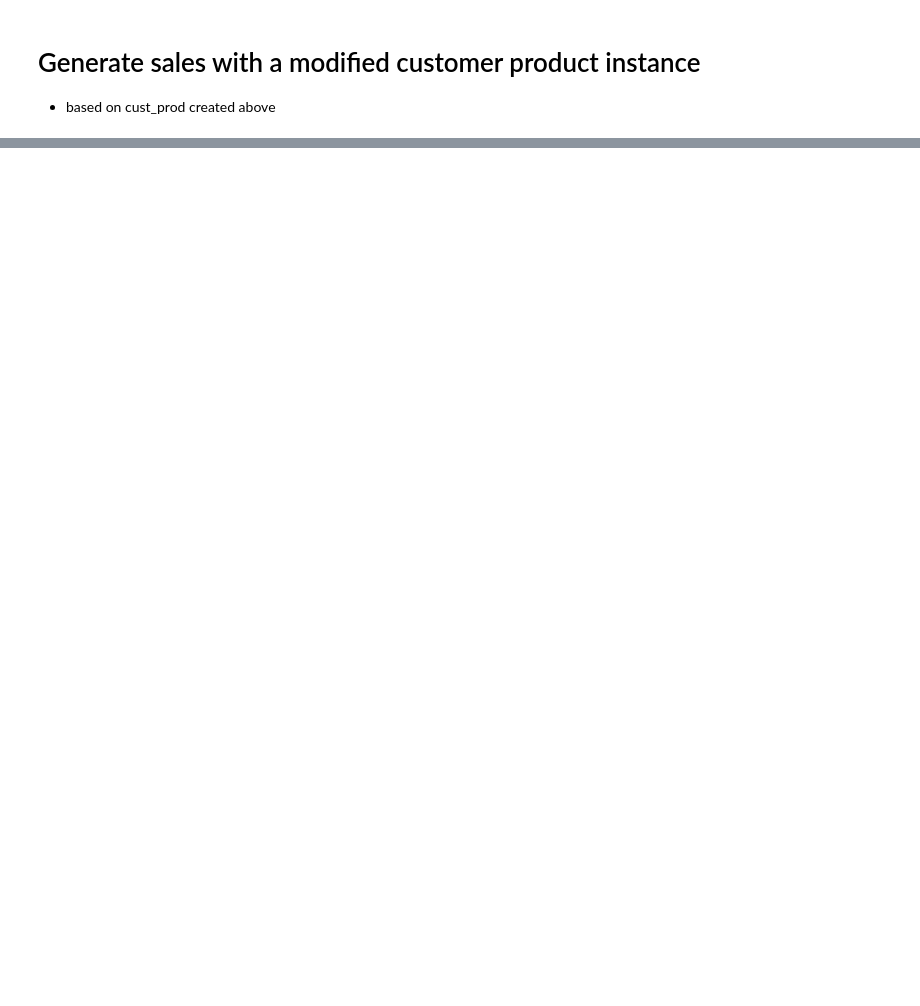
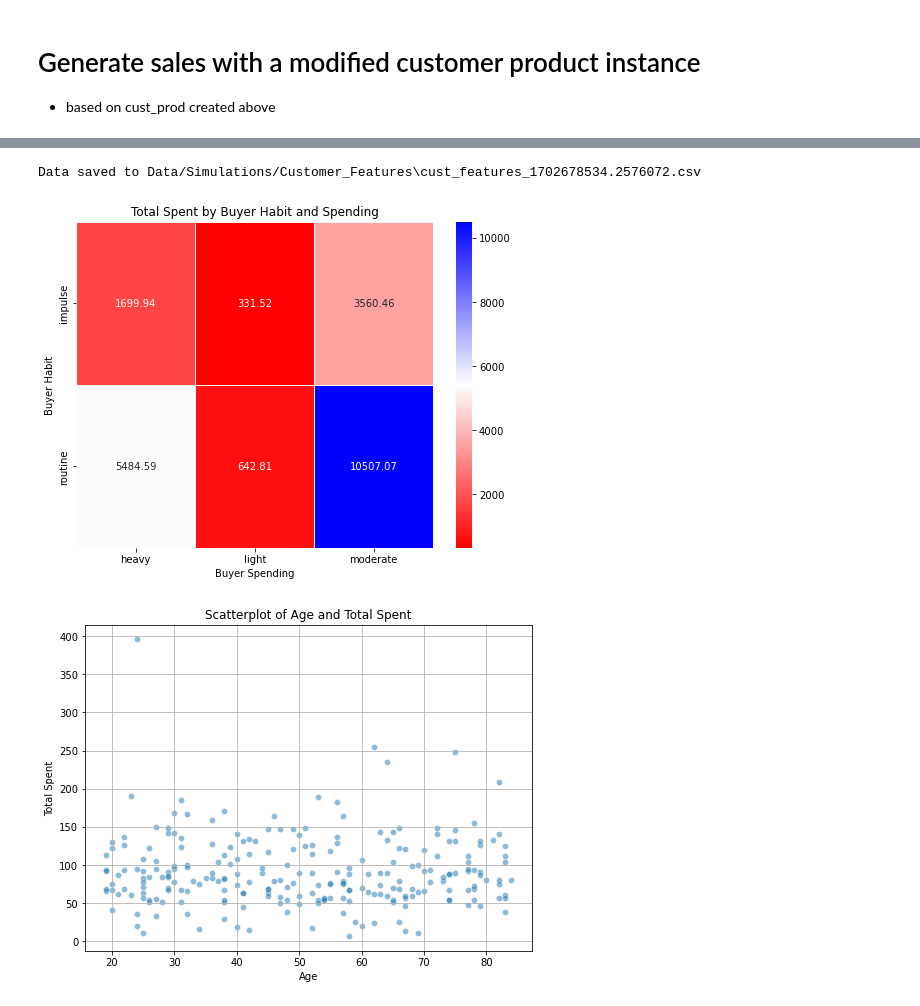
Before and after one commit to Stephanie-Schefer/Automation_Final_Project, a Jupyter notebook: RunningSim.ipynb, the cells around one changed output, grey strips where cells are left out. Saved outputs shown, nothing was run; the diff lists cells and outputs as text; code cells hidden in the pictures; blank space fills up the shorter version.

```diff
--- a/RunningSim.ipynb
+++ b/RunningSim.ipynb
@@ -206,0 +213,6 @@ saved files
+# %%
+features=FeatEng()
+# %% [output]
+Data saved to Data/Simulations/Customer_Features\cust_features_1702678534.2576072.csv
+[figure, added]
+[figure, added]
```
Also changed, not shown: parts of 20 cells of this notebook, 18 other files.
